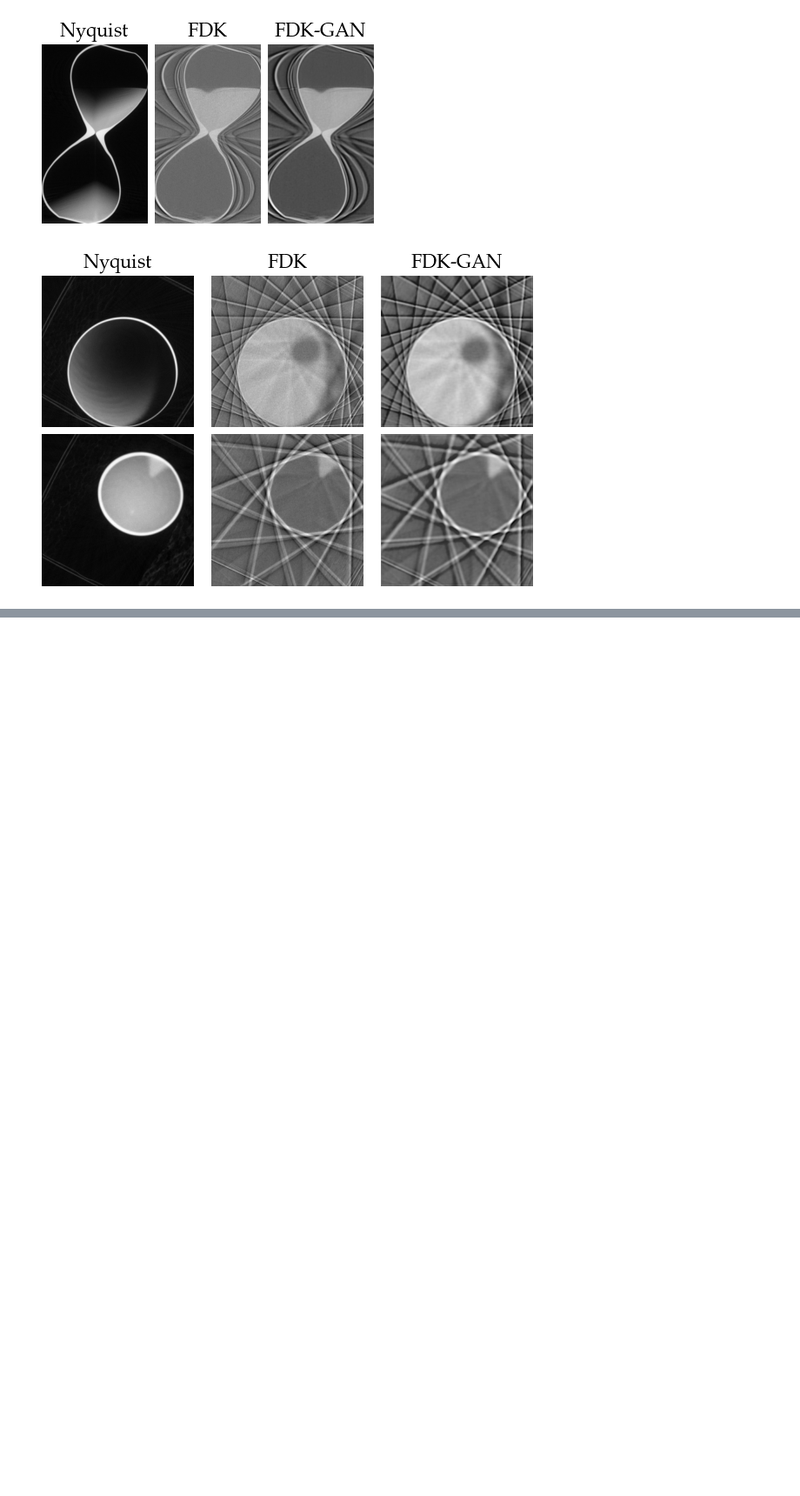
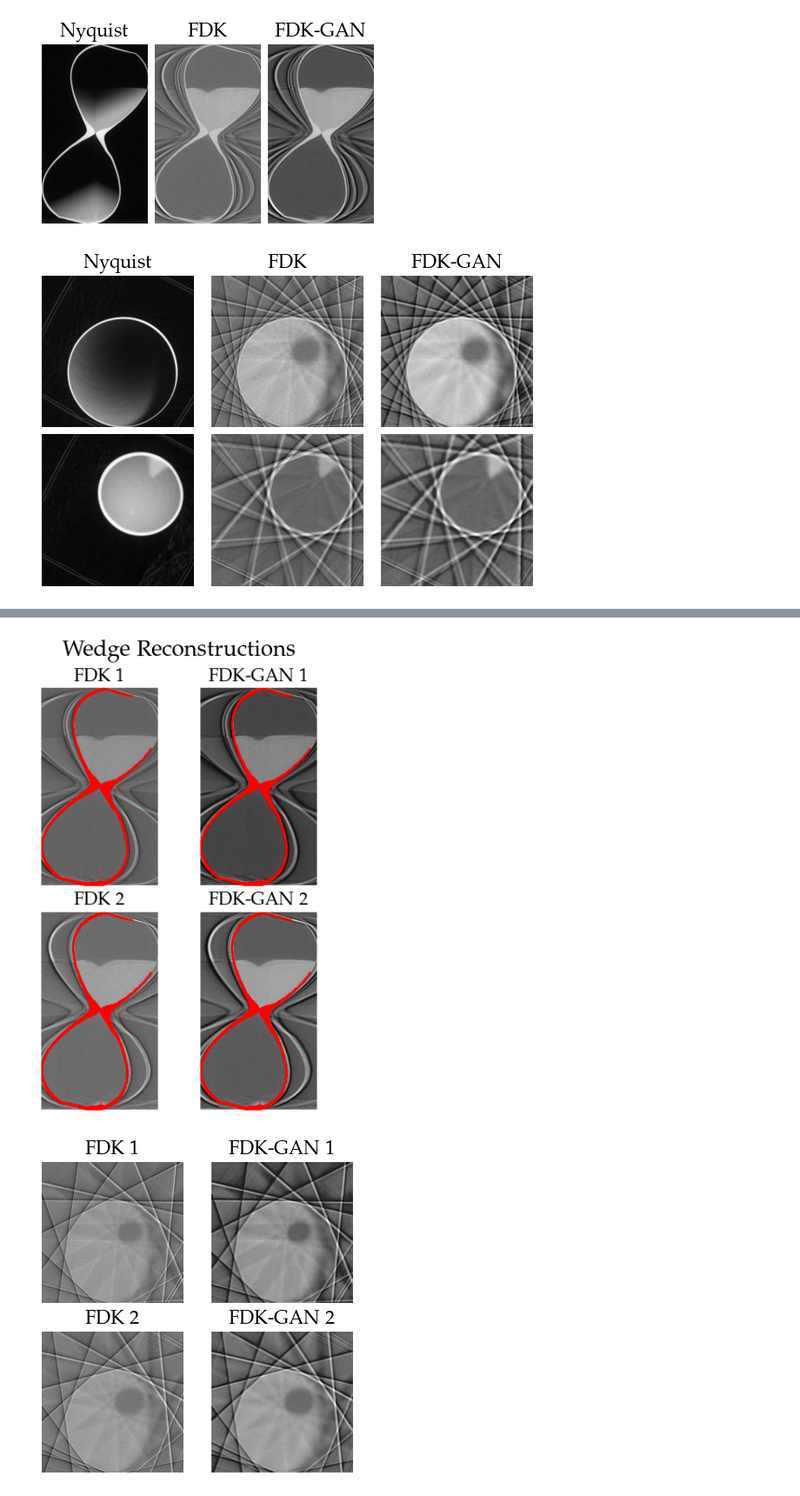
Before and after one commit to RubenDragland/4D_CT, a Jupyter notebook: Analysis/hourglass_dynamical.ipynb, the cells around one changed output, grey strips where cells are left out. Shown at 87% size. Cells and saved outputs as stored; diff of their text form; code cells hidden in the pictures; blank space fills up the shorter version.

Commit message:
Ok nice data analysis dynamical and initial static

```diff
--- a/Analysis/hourglass_dynamical.ipynb
+++ b/Analysis/hourglass_dynamical.ipynb
@@ -308,0 +339,60 @@ def calc_gradient(crossection):
+# %%
+x1,x2, =0, 448
+y1,y2 = 0, 264
+z1,z2 = 158,159
+
+upright_grid = []
+
+
+half1_fdk = np.squeeze(wedges["0"][x1:x2, y1:y2, z1:z2])
+half1_gan = np.squeeze(wedges["0_enhanced"][x1:x2, y1:y2, z1:z2])
+
+half2_fdk = np.squeeze(wedges["1"][x1:x2, y1:y2, z1:z2])
+half2_gan = np.squeeze(wedges["1_enhanced"][x1:x2, y1:y2, z1:z2])
+
+upright_grid.append(half1_fdk)
+upright_grid.append(half1_gan)
+upright_grid.append(half2_fdk)
+upright_grid.append(half2_gan)
+
+gt_static = np.squeeze(crossections["gt"][x1:x2, y1:y2, z1:z2])
+X, Y = np.meshgrid(np.arange(0, 448), np.arange(0, 264))
+args = np.argwhere(gt_static > 0.0245)
+
+
+grid_slices = []
+
+x1,x2, = 112, 113
+y1,y2 = 0,264
+z1,z2 = 0,264
+
+crossection_0fdk = np.squeeze(wedges["0"][x1:x2, y1:y2, z1:z2])
+crossection_0gan = np.squeeze(wedges["0_enhanced"][x1:x2, y1:y2, z1:z2])
+crossection_1fdk = np.squeeze(wedges["1"][x1:x2, y1:y2, z1:z2])
+crossection_1gan = np.squeeze(wedges["1_enhanced"][x1:x2, y1:y2, z1:z2])
+
+grid_slices.append(crossection_0fdk)
+grid_slices.append(crossection_0gan)
+grid_slices.append(crossection_1fdk)
+grid_slices.append(crossection_1gan)
+
+
+plot_slice_grid(upright_grid, ["FDK 1", "FDK-GAN 1", "FDK 2", "FDK-GAN 2", "", "Lower", "", ""],
+                bar=False,
+    folder ="Hourglass4D",
+    suptitle="Wedge Reconstructions",
+    savefig=True,
+    savefile="wedge_binned_overview",
+    mask = args.T,
+    fs =(1.5,1))
+
+plot_slice_grid(grid_slices, ["FDK 1", "FDK-GAN 1", "FDK 2", "FDK-GAN 2", "", "Lower", "", ""],
+                bar=False,
+    folder ="Hourglass4D",
+    suptitle=None,
+    savefig=True,
+    savefile="wedge_binned_crossection",
+    fs =(1,1))
+# %% [output]
+[figure, added]
+[figure, added]
```
Also changed, not shown: parts of 9 cells of this notebook, 1 other file.
